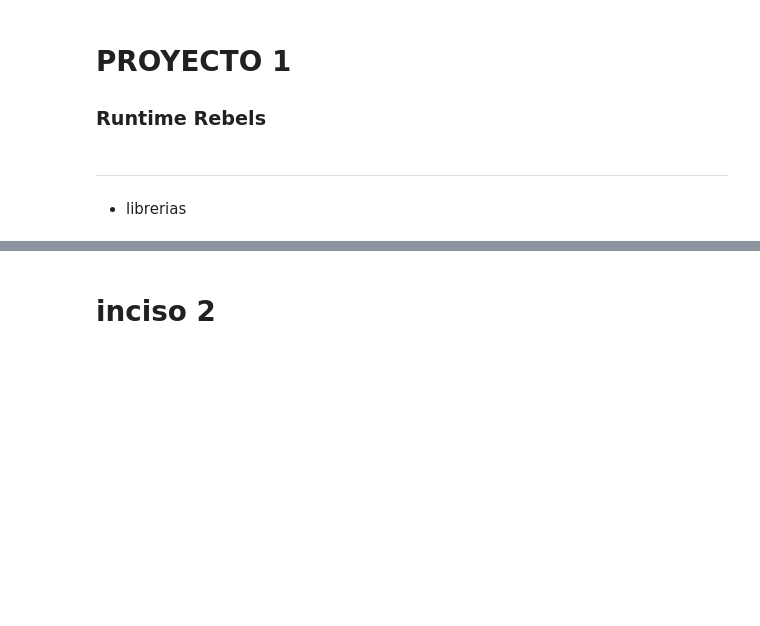
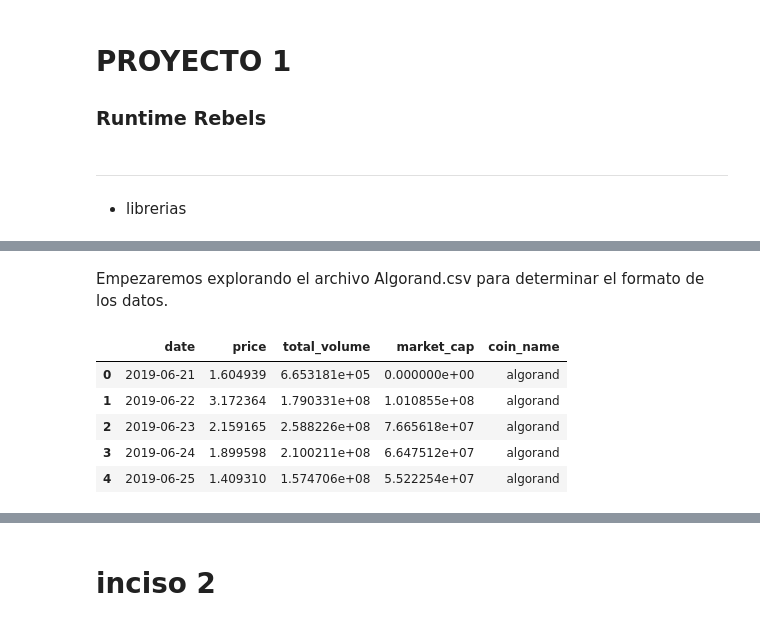
Before and after one commit to YairCarrito45/Proyecto1_2024_RuntimeRebels, a Jupyter notebook: proyecto.ipynb, the cells around one changed output, grey strips where cells are left out. Cells and saved outputs as stored; diff of their text form; code cells hidden in the pictures; blank space fills up the shorter version.

```diff
--- a/proyecto.ipynb
+++ b/proyecto.ipynb
@@ -15,0 +15,14 @@ import plotly.express as px
+# %% [markdown]
+Empezaremos explorando el archivo Algorand.csv para determinar el formato de los datos.
+# %%
+data = pd.read_csv('algorand.csv')
+
+# Mostrar las primeras filas para explorar los datos
+data.head()
+# %% [output]
+|  | date | price | total_volume | market_cap | coin_name |
+| 0 | 2019-06-21 | 1.604939 | 6.653181e+05 | 0.000000e+00 | algorand |
+| 1 | 2019-06-22 | 3.172364 | 1.790331e+08 | 1.010855e+08 | algorand |
+| 2 | 2019-06-23 | 2.159165 | 2.588226e+08 | 7.665618e+07 | algorand |
+| 3 | 2019-06-24 | 1.899598 | 2.100211e+08 | 6.647512e+07 | algorand |
+| 4 | 2019-06-25 | 1.409310 | 1.574706e+08 | 5.522254e+07 | algorand |
```
Also changed, not shown: parts of 15 cells of this notebook.
